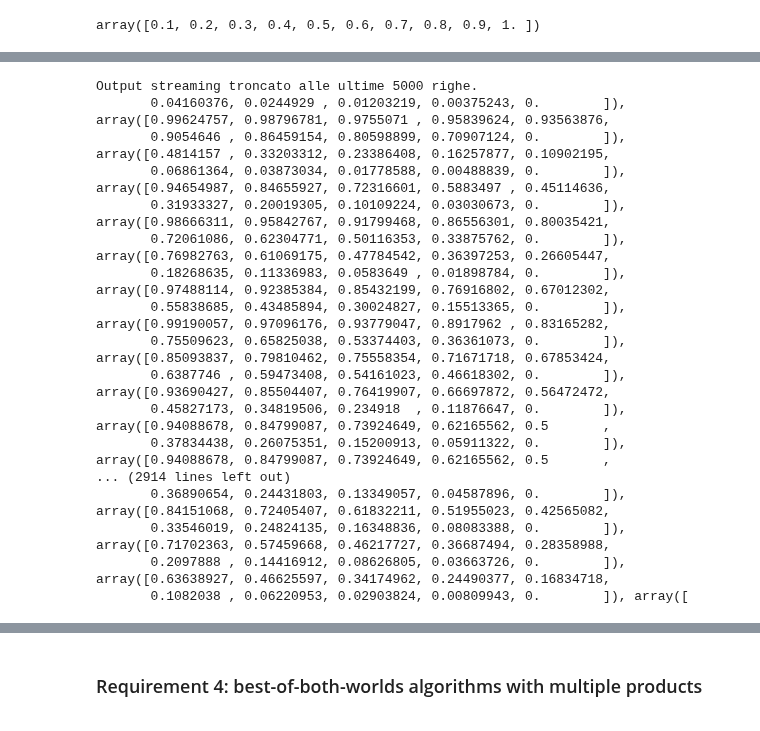
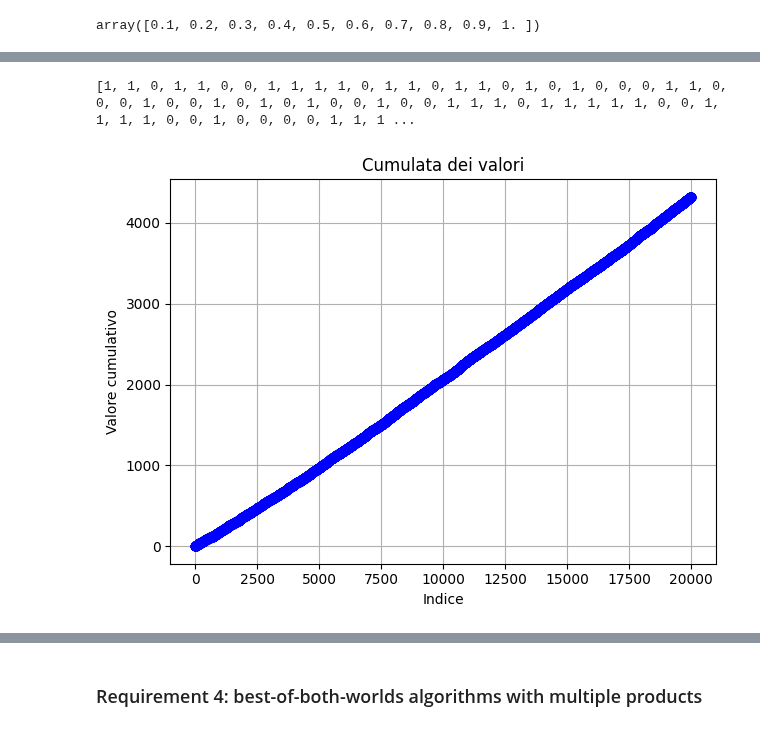
Before and after one commit to FabioFloris02/OLA2025_Floris_Sonzini_Parenti_Singh_Gottschling, a Jupyter notebook: OLA-project.ipynb, the cells around one changed output, grey strips where cells are left out. Saved outputs shown, nothing was run; the diff lists cells and outputs as text; code cells hidden in the pictures.

```diff
--- a/OLA-project.ipynb
+++ b/OLA-project.ipynb
@@ -607,4 +614,7 @@ class FFMultiplicativePacingAgent(Agent):
 # %%
+prices_arr = []
+rewards = []
+
 # Run clairvoyant
 clairvoyant = SingleProductHighltyNonStationaryClairvoyant(T, B, prices, valuation_distributions)
 expected_clairvoyant_utilities = clairvoyant.run()
@@ -628,6 +638,9 @@ for trial in range(n_trials):
     # Get reward
     r_t = env.round(p_t)
 
+    prices_arr.append(p_t)
+    rewards.append(r_t)
+
     # Update agent state
     multiplicative_pacing_agent.update(r_t)
 
@@ -640,21 +653,30 @@ for trial in range(n_trials):
   regret_per_trial.append(cumulative_regret)
 
 regret_per_trial = np.array(regret_per_trial)
-# %% [output]
-Output streaming troncato alle ultime 5000 righe.
-       0.04160376, 0.0244929 , 0.01203219, 0.00375243, 0.        ]), array([0.99624757, 0.98796781, 0.9755071 , 0.95839624, 0.93563876,
-       0.9054646 , 0.86459154, 0.80598899, 0.70907124, 0.        ]), array([0.4814157 , 0.33203312, 0.23386408, 0.16257877, 0.10902195,
-       0.06861364, 0.03873034, 0.01778588, 0.00488839, 0.        ]), array([0.94654987, 0.84655927, 0.72316601, 0.5883497 , 0.45114636,
-       0.31933327, 0.20019305, 0.10109224, 0.03030673, 0.        ]), array([0.98666311, 0.95842767, 0.91799468, 0.86556301, 0.80035421,
-       0.72061086, 0.62304771, 0.50116353, 0.33875762, 0.        ]), array([0.76982763, 0.61069175, 0.47784542, 0.36397253, 0.26605447,
-       0.18268635, 0.11336983, 0.0583649 , 0.01898784, 0.        ]), array([0.97488114, 0.92385384, 0.85432199, 0.76916802, 0.67012302,
-       0.55838685, 0.43485894, 0.30024827, 0.15513365, 0.        ]), array([0.99190057, 0.97096176, 0.93779047, 0.8917962 , 0.83165282,
-       0.75509623, 0.65825038, 0.53374403, 0.36361073, 0.        ]), array([0.85093837, 0.79810462, 0.75558354, 0.71671718, 0.67853424,
-       0.6387746 , 0.59473408, 0.54161023, 0.46618302, 0.        ]), array([0.93690427, 0.85504407, 0.76419907, 0.66697872, 0.56472472,
-       0.45827173, 0.34819506, 0.234918  , 0.11876647, 0.        ]), array([0.94088678, 0.84799087, 0.73924649, 0.62165562, 0.5       ,
-       0.37834438, 0.26075351, 0.15200913, 0.05911322, 0.        ]), array([0.94088678, 0.84799087, 0.73924649, 0.62165562, 0.5       ,
-... (2914 lines left out)
-       0.36890654, 0.24431803, 0.13349057, 0.04587896, 0.        ]), array([0.84151068, 0.72405407, 0.61832211, 0.51955023, 0.42565082,
-       0.33546019, 0.24824135, 0.16348836, 0.08083388, 0.        ]), array([0.71702363, 0.57459668, 0.46217727, 0.36687494, 0.28358988,
-       0.2097888 , 0.14416912, 0.08626805, 0.03663726, 0.        ]), array([0.63638927, 0.46625597, 0.34174962, 0.24490377, 0.16834718,
-       0.1082038 , 0.06220953, 0.02903824, 0.00809943, 0.        ]), array([
+# %%
+import numpy as np
+
+# Array binario: 1 se diverso da 0, altrimenti 0
+binario = [1 if x != 0 else 0 for x in rewards[:T]]
+
+print(binario)
+# %% [output]
+[1, 1, 0, 1, 1, 0, 0, 1, 1, 1, 1, 0, 1, 1, 0, 1, 1, 0, 1, 0, 1, 0, 0, 0, 1, 1, 0, 0, 0, 1, 0, 0, 1, 0, 1, 0, 1, 0, 0, 1, 0, 0, 1, 1, 1, 0, 1, 1, 1, 1, 1, 0, 0, 1, 1, 1, 1, 0, 0, 1, 0, 0, 0, 0, 1, 1, 1 ...
+# %%
+import numpy as np
+import matplotlib.pyplot as plt
+
+
+# Calcolo della somma cumulativa
+cumulata = np.cumsum(rewards[:T])
+
+# Plot
+plt.plot(cumulata, marker='o', linestyle='-', color='blue')
+plt.xlabel('Indice')
+plt.ylabel('Valore cumulativo')
+plt.title('Cumulata dei valori')
+plt.grid(True)
+plt.tight_layout()
+plt.show()
+# %% [output]
+[figure, added]
```
Also changed, not shown: parts of 15 cells of this notebook.
